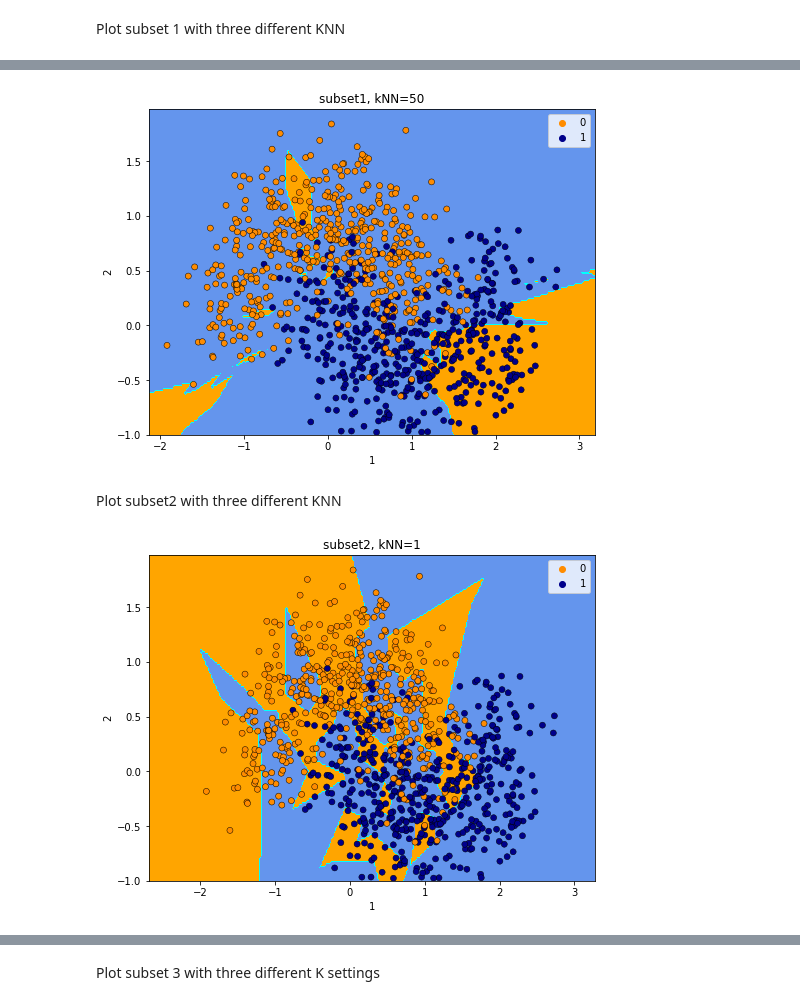
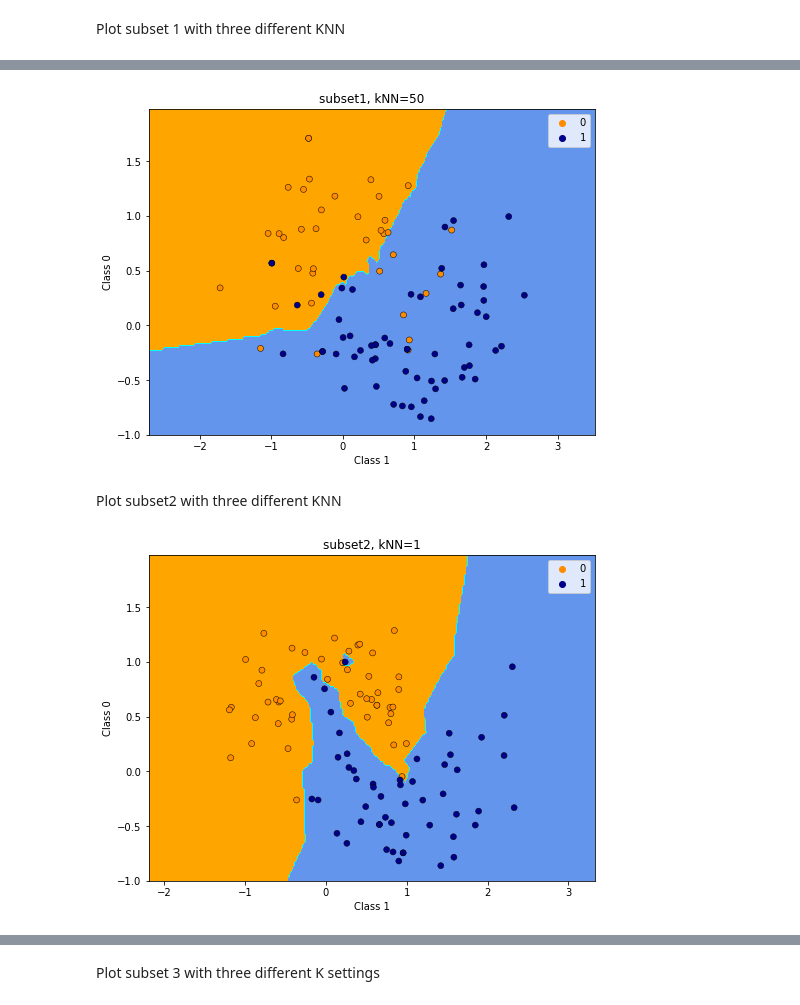
Before and after one commit to FR-Schwartz/ids705, a Jupyter notebook: assignments/Assignment_2_Fides Schwartz.ipynb, the cells around one changed output, grey strips where cells are left out. Saved outputs shown, nothing was run; the diff lists cells and outputs as text; code cells hidden in the pictures.

```diff
--- a/assignments/Assignment_2_Fides Schwartz.ipynb
+++ b/assignments/Assignment_2_Fides Schwartz.ipynb
@@ -576,18 +543,12 @@ plt.show()
 # %%
 # nearest neighbour = 25
-
-h = 0.02  # step size in the mesh
-
-# Create color maps
-cmap_light = ListedColormap(["orange", "cyan", "cornflowerblue"])
-cmap_bold = ["darkorange", "darkblue"]
 
 # Plot the decision boundary. For that, we will assign a color to each
 # point in the mesh [x_min, x_max]x[y_min, y_max].
 # Plot the decision boundary. For that, we will assign a color to each
 # point in the mesh [x_min, x_max]x[y_min, y_max].
-x_min, x_max = subset1.min() - 1, subset1.max() + 1
-y_min, y_max = subset1y.min() - 1, subset1y.max() + 1
+x_min, x_max = x1.min() - 1, x1.max() + 1
+y_min, y_max = y1.min() - 1, y1.max() + 1
 xx, yy = np.meshgrid(np.arange(x_min, x_max, h), np.arange(y_min, y_max, h))
 Z = knn1_2.predict(np.c_[xx.ravel(), yy.ravel()])
 
@@ -598,9 +559,9 @@ plt.contourf(xx, yy, Z, cmap=cmap_light)
 
 # Plot also the training points
 sns.scatterplot(
-    x=X[:, 0],
-    y=X[:, 1],
-    hue=y,
+    x=x1[:, 0],
+    y=x1[:, 1],
+    hue=y1,
     palette=cmap_bold,
     alpha=1.0,
     edgecolor="black",
@@ -610,8 +571,8 @@ plt.ylim(yy.min(), yy.max())
 plt.title(
     "subset1, kNN=25"
 )
-plt.xlabel("1")
-plt.ylabel("2")
+plt.xlabel("Class 1")
+plt.ylabel("Class 0")
 
-plt.show()
+plt.savefig('plot1_2.png', bbox_inches='tight')
 # %% [output]
@@ -619,65 +580,53 @@ plt.show()
 # %%
 # nearest neighbour = 50
-
-h = 0.02  # step size in the mesh
-
-# Create color maps
-cmap_light = ListedColormap(["orange", "cyan", "cornflowerblue"])
-cmap_bold = ["darkorange", "darkblue"]
 
 # Plot the decision boundary. For that, we will assign a color to each
 # point in the mesh [x_min, x_max]x[y_min, y_max].
 
 # Plot the decision boundary. For that, we will assign a color to each
 # point in the mesh [x_min, x_max]x[y_min, y_max].
-x_min, x_max = subset1.min() - 1, subset1.max() + 1
-y_min, y_max = subset1y.min() - 1, subset1y.max() + 1
+x_min, x_max = x1.min() - 1, x1.max() + 1
+y_min, y_max = y1.min() - 1, y1.max() + 1
 xx, yy = np.meshgrid(np.arange(x_min, x_max, h), np.arange(y_min, y_max, h))
 Z = knn1_3.predict(np.c_[xx.ravel(), yy.ravel()])
 
 # Put the result into a color plot
 Z = Z.reshape(xx.shape)
 plt.figure(figsize=(8, 6))
 plt.contourf(xx, yy, Z, cmap=cmap_light)
 
 # Plot also the training points
 sns.scatterplot(
-    x=X[:, 0],
-    y=X[:, 1],
-    hue=y,
+    x=x1[:, 0],
+    y=x1[:, 1],
+    hue=y1,
     palette=cmap_bold,
     alpha=1.0,
     edgecolor="black",
     )
 plt.xlim(xx.min(), xx.max())
 plt.ylim(yy.min(), yy.max())
 plt.title(
     "subset1, kNN=50"
 )
-plt.xlabel("1")
-plt.ylabel("2")
+plt.xlabel("Class 1")
+plt.ylabel("Class 0")
 
-plt.show()
+plt.savefig('plot1_3.png', bbox_inches='tight')
 # %% [output]
-[figure, old version]
+[figure, new version]
 # %% [markdown]
 Plot subset2 with three different KNN
 # %%
 # nearest neighbour = 1
-
-h = 0.02  # step size in the mesh
-
-# Create color maps
-cmap_light = ListedColormap(["orange", "cyan", "cornflowerblue"])
-cmap_bold = ["darkorange", "darkblue"]
 
 # Plot the decision boundary. For that, we will assign a color to each
 # point in the mesh [x_min, x_max]x[y_min, y_max].
 
 # Plot the decision boundary. For that, we will assign a color to each
 # point in the mesh [x_min, x_max]x[y_min, y_max].
-x_min, x_max = subset2.min() - 1, subset2.max() + 1
-y_min, y_max = subset2y.min() - 1, subset2y.max() + 1
+x_min, x_max = x2.min() - 1, x2.max() + 1
+y_min, y_max = y2.min() - 1, y2.max() + 1
 xx, yy = np.meshgrid(np.arange(x_min, x_max, h), np.arange(y_min, y_max, h))
 Z = knn2_1.predict(np.c_[xx.ravel(), yy.ravel()])
 
@@ -688,9 +637,9 @@ plt.contourf(xx, yy, Z, cmap=cmap_light)
 
 # Plot also the training points
 sns.scatterplot(
-    x=X[:, 0],
-    y=X[:, 1],
-    hue=y,
+    x=x2[:, 0],
+    y=x2[:, 1],
+    hue=y2,
     palette=cmap_bold,
     alpha=1.0,
     edgecolor="black",
@@ -700,11 +649,11 @@ plt.ylim(yy.min(), yy.max())
 plt.title(
     "subset2, kNN=1"
 )
-plt.xlabel("1")
-plt.ylabel("2")
+plt.xlabel("Class 1")
+plt.ylabel("Class 0")
 
-plt.show()
+plt.savefig('plot2_1.png', bbox_inches='tight')
 # %% [output]
-[figure, old version]
+[figure, new version]
 # %%
 # nearest neighbour = 25
```
Also changed, not shown: parts of 33 cells of this notebook, 9 other files.
